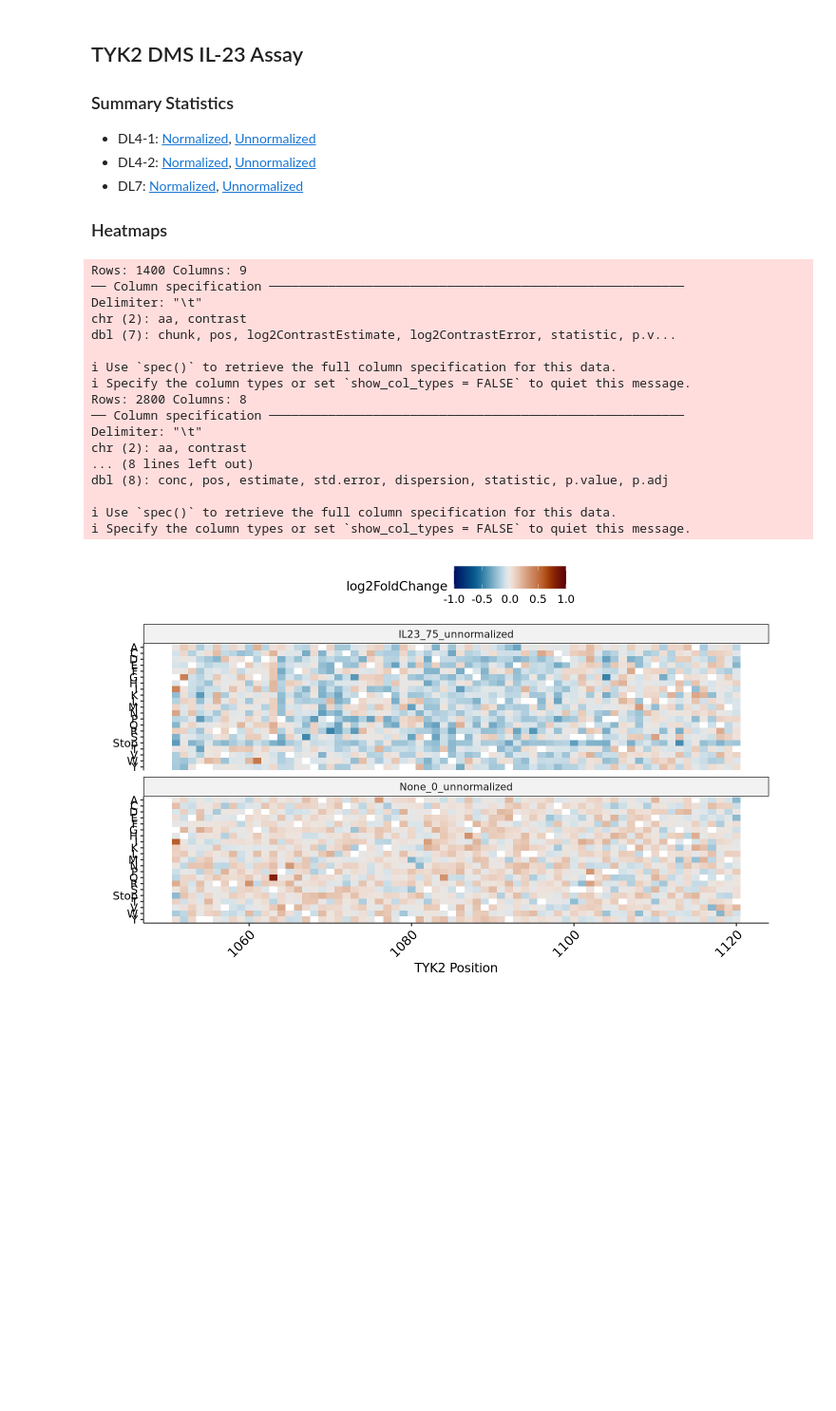
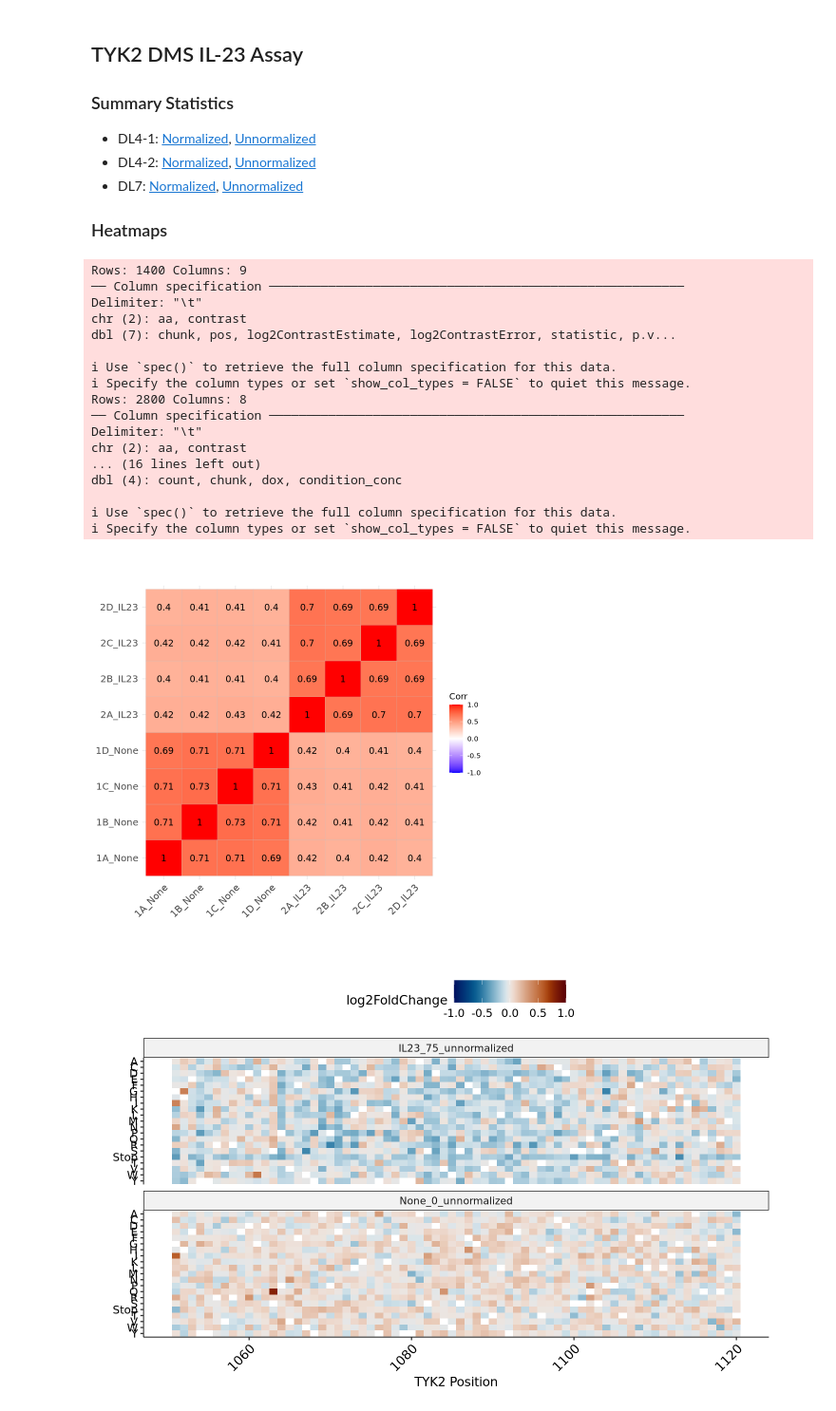
Before and after one commit to MiTPenguin/bms-dms, a Jupyter notebook: notebooks/TYK2-IL23-run10-refine.ipynb, the cells around one changed output. Shown at 95% size. Drawn from its saved outputs; the diff is of its cells as text; code cells hidden in the pictures; blank space fills up the shorter version.

```diff
--- a/notebooks/TYK2-IL23-run10-refine.ipynb
+++ b/notebooks/TYK2-IL23-run10-refine.ipynb
@@ -10,8 +10,11 @@
 # %%
 library(ggpubr)
 library(patchwork)
+library(ggcorrplot)
 library(knitr)
 library(tidyverse)
+
+select <- dplyr::select
 
 source("../src/dms-analysis-utils.R")
 
@@ -20,6 +23,12 @@ sumstats_raw <- read_tsv("../sumstats/TYK2/run10/tyk2-run10-DL4_1-unnormalized.t
 
 sumstats_ifna <- read_tsv("../sumstats/TYK2/run7/tyk2-assay7.tsv") %>%
     filter(condition == "IFNalpha100_0 - None_0")
+
+wide_counts <- read_tsv("../dl4-1.mapped-counts.tsv") %>%
+    mutate(sample = str_c(sample, "_", condition)) %>%
+    select(sample, barcode, count) %>%
+    pivot_wider(names_from = sample, values_from = count) %>%
+    drop_na()
 # %% [output]
 Rows: 1400 Columns: 9
 ── Column specification ────────────────────────────────────────────────────────
@@ -33,11 +42,15 @@ Rows: 2800 Columns: 8
 ── Column specification ────────────────────────────────────────────────────────
 Delimiter: "\t"
 chr (2): aa, contrast
-... (8 lines left out)
-dbl (8): conc, pos, estimate, std.error, dispersion, statistic, p.value, p.adj
+... (16 lines left out)
+dbl (4): count, chunk, dox, condition_conc
 
 ℹ Use `spec()` to retrieve the full column specification for this data.
 ℹ Specify the column types or set `show_col_types = FALSE` to quiet this message.
+# %%
+ggcorrplot(cor(log(wide_counts[,-1] %>% filter(rowSums(. > 100) >= 4))), lab = TRUE)
+# %% [output]
+[figure, added]
 # %%
 draw_heatmaps <- function(sumstats, lims_l2fc, lims_z) {
 
```
